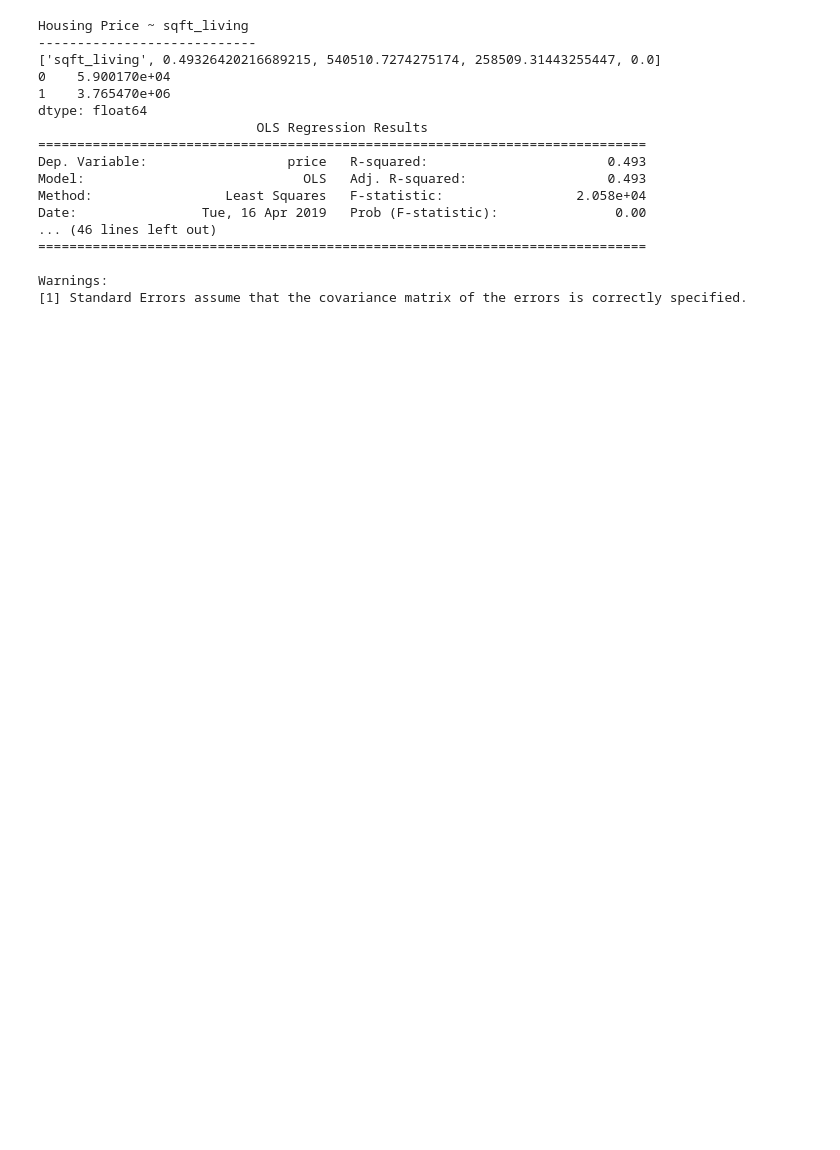
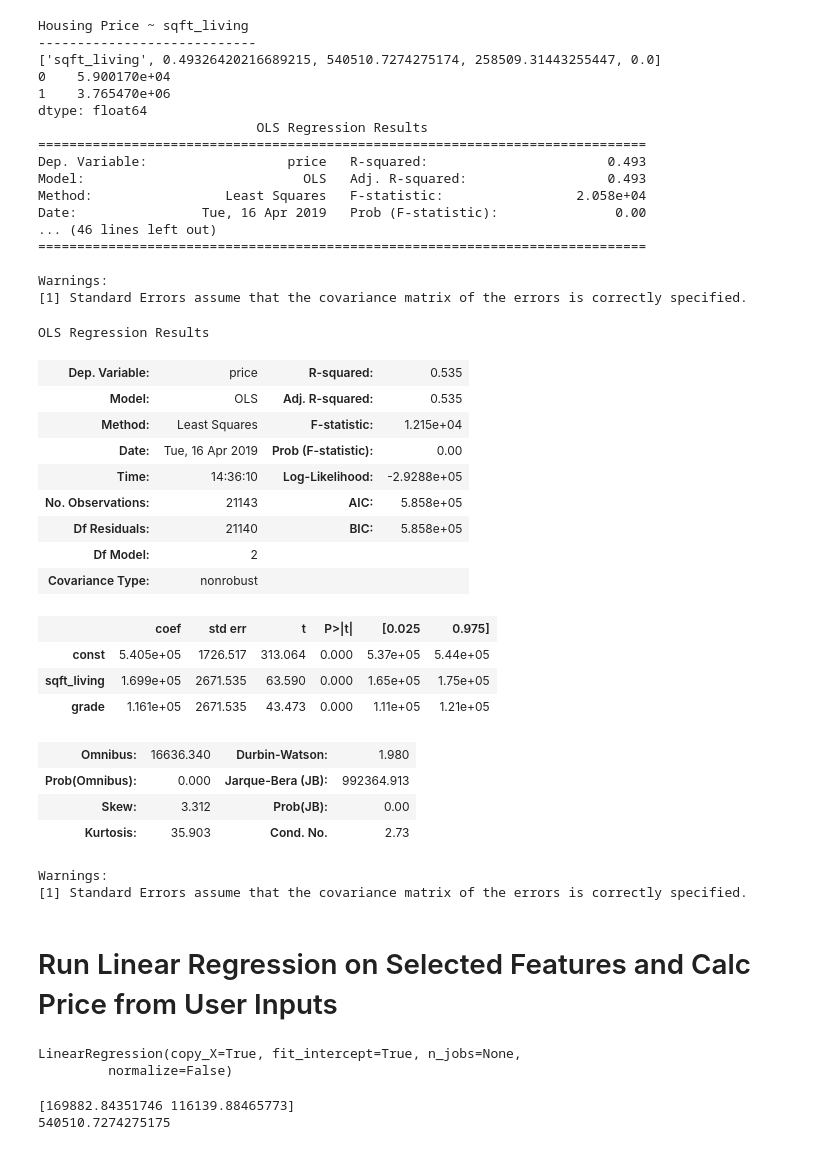
Before and after one commit to mandoiwanaga/dsc-1-final-project, a Jupyter notebook: project.ipynb, the cells around one changed output. Saved outputs shown, nothing was run; the diff lists cells and outputs as text; code cells hidden in the pictures; blank space fills up the shorter version.

Commit message:
Add code to calculate price from feature set.

```diff
--- a/project.ipynb
+++ b/project.ipynb
@@ -366,6 +366,8 @@ df_norm.corr()
 | sqft_living15 | -0.003039 | 0.586415 | 0.392476 | 0.570129 | 0.756389 | 0.143428 | 0.280294 | 0.085174 | 0.280282 | -0.093493 | ... |
 | sqft_lot15 | -0.138005 | 0.083192 | 0.030479 | 0.088834 | 0.184466 | 0.720649 | -0.011545 | 0.030250 | 0.072555 | -0.004860 | ... |
 | Seattle Zip | 0.004745 | -0.011958 | -0.182952 | -0.242033 | -0.260747 | -0.176211 | -0.051862 | 0.004834 | 0.075024 | 0.038047 | ... |
+# %%
+df_narrow = df_norm[['sqft_living','grade']]
 # %%
 import statsmodels.formula.api as smf
 # %%
@@ -401,3 +403,32 @@ Date:                Tue, 16 Apr 2019   Prob (F-statistic):               0.00
 
 Warnings:
 [1] Standard Errors assume that the covariance matrix of the errors is correctly specified.
+# %%
+import statsmodels.api as sm
+df_narrow
+X_int_sm = sm.add_constant(df_narrow)
+model = sm.OLS(df_norm['price'],X_int_sm).fit()
+model.summary()
+# %% [output]
+OLS Regression Results
+| Dep. Variable: | price | R-squared: | 0.535 |
+| Model: | OLS | Adj. R-squared: | 0.535 |
+| Method: | Least Squares | F-statistic: | 1.215e+04 |
+| Date: | Tue, 16 Apr 2019 | Prob (F-statistic): | 0.00 |
+| Time: | 14:36:10 | Log-Likelihood: | -2.9288e+05 |
+| No. Observations: | 21143 | AIC: | 5.858e+05 |
+| Df Residuals: | 21140 | BIC: | 5.858e+05 |
+| Df Model: | 2 |  |  |
+| Covariance Type: | nonrobust |  |  |
+|  | coef | std err | t | P>|t| | [0.025 | 0.975] |
+| const | 5.405e+05 | 1726.517 | 313.064 | 0.000 | 5.37e+05 | 5.44e+05 |
+| sqft_living | 1.699e+05 | 2671.535 | 63.590 | 0.000 | 1.65e+05 | 1.75e+05 |
+| grade | 1.161e+05 | 2671.535 | 43.473 | 0.000 | 1.11e+05 | 1.21e+05 |
+| Omnibus: | 16636.340 | Durbin-Watson: | 1.980 |
+| Prob(Omnibus): | 0.000 | Jarque-Bera (JB): | 992364.913 |
+| Skew: | 3.312 | Prob(JB): | 0.00 |
+| Kurtosis: | 35.903 | Cond. No. | 2.73 |
+Warnings:
+[1] Standard Errors assume that the covariance matrix of the errors is correctly specified.
+# %% [markdown]
+# Run Linear Regression on Selected Features and Calc Price from User Inputs
@@ -403,0 +437,11 @@ Warnings:
+# %%
+model.fit(df_narrow,df_norm['price'])
+# %% [output]
+LinearRegression(copy_X=True, fit_intercept=True, n_jobs=None,
+         normalize=False)
+# %%
+print(model.coef_)
+print(model.intercept_)
+# %% [output]
+[169882.84351746 116139.88465773]
+540510.7274275175
```
Also changed, not shown: parts of 5 cells of this notebook.
